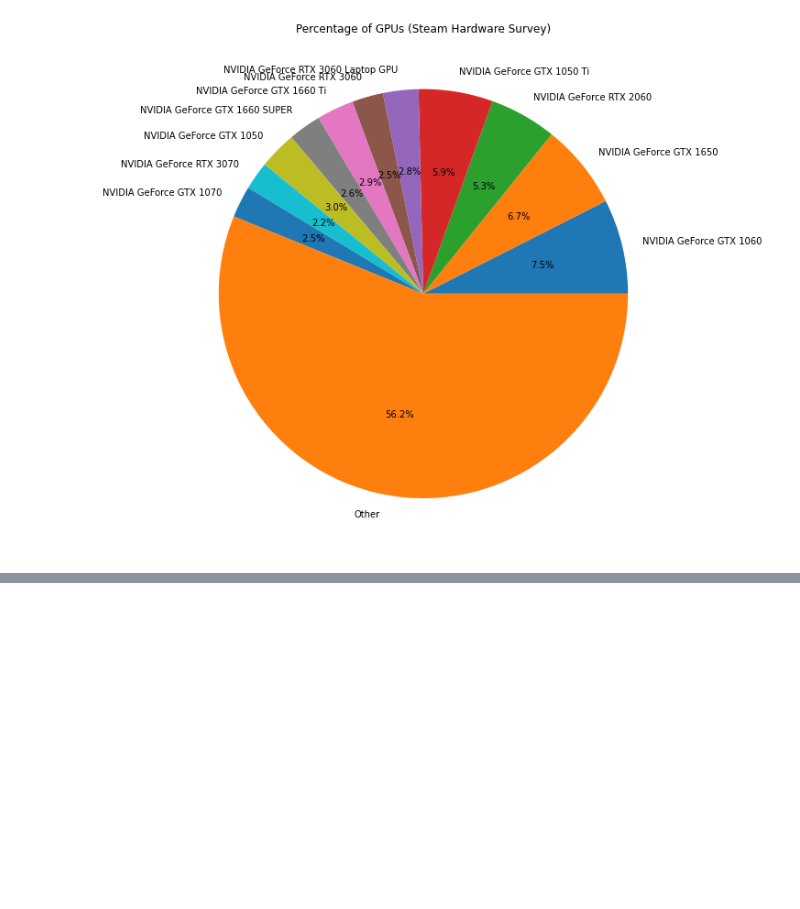
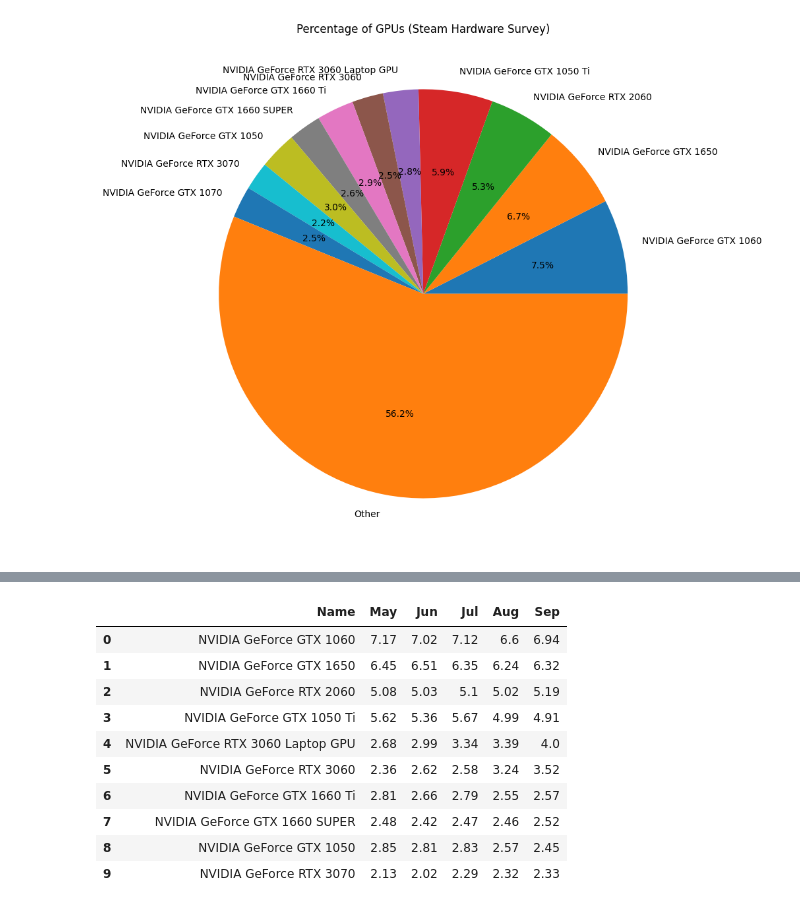
Before and after one commit to gbstorey/dat301proj2, a Jupyter notebook: gsproject2.ipynb, the cells around one changed output, grey strips where cells are left out. Cells and saved outputs as stored; diff of their text form; code cells hidden in the pictures; blank space fills up the shorter version.

```diff
--- a/gsproject2.ipynb
+++ b/gsproject2.ipynb
@@ -10,6 +28,9 @@ GPU_ENDPOINT = 'https://store.steampowered.com/hwsurvey/videocard/'
 response = requests.get(GPU_ENDPOINT)
 soup = BeautifulSoup(response.content,'html.parser')
 # %%
+#Create a dataframe that mimics the Steam Hardware website.
+# First we get all GPU names in the "All Video Cards" section.
+
 column_names = ["Name", "May", "Jun", "Jul", "Aug", "Sep"]
 df = pd.DataFrame(columns=column_names)
 
@@ -18,23 +39,10 @@ all_gpu_div = soup.select(".substats_col_left.col_header")[1]
 for item in all_gpu_div.next_elements:
     if item.name == "span" and "%" not in item.get_text():
         text = item.get_text()
-        df = df.append({"Name": text}, ignore_index=True)
+        # df = df.append({"Name": text}, ignore_index=True)
+        df = pd.concat([df, pd.DataFrame([{"Name": text}])], ignore_index=True)
     elif item.name == "div":
         if item.get_text() == "Other":
             break
 
-def populate_col(elements, offset, month):
-    if offset == 4:
-        stagger = 1
-        begin=1
-        shift=1
-    else:
-        stagger = 4
-        begin=offset
-        shift=4
-    for n in range(begin, len(df)*stagger+4, stagger):
-        try:
-            num = float(elements[n].get_text().removesuffix("%"))
-        except:
-            num = 0.00
-        df[f"{month}"][int(((n-shift))/stagger)] = num
+display(df.head())
@@ -74,0 +126,19 @@ KeyError: 'NVIDIA GeForce GTX 1060'
+# %%
+#Here I limit the data frame to the top 10 cards in use
+# in order to make a line plot of their users over time.
+
+sorted_df = df.sort_values(by="May")
+top_10_df = df[0:10]
+display(top_10_df)
+# %% [output]
+|  | Name | May | Jun | Jul | Aug | Sep |
+| 0 | NVIDIA GeForce GTX 1060 | 7.17 | 7.02 | 7.12 | 6.6 | 6.94 |
+| 1 | NVIDIA GeForce GTX 1650 | 6.45 | 6.51 | 6.35 | 6.24 | 6.32 |
+| 2 | NVIDIA GeForce RTX 2060 | 5.08 | 5.03 | 5.1 | 5.02 | 5.19 |
+| 3 | NVIDIA GeForce GTX 1050 Ti | 5.62 | 5.36 | 5.67 | 4.99 | 4.91 |
+| 4 | NVIDIA GeForce RTX 3060 Laptop GPU | 2.68 | 2.99 | 3.34 | 3.39 | 4.0 |
+| 5 | NVIDIA GeForce RTX 3060 | 2.36 | 2.62 | 2.58 | 3.24 | 3.52 |
+| 6 | NVIDIA GeForce GTX 1660 Ti | 2.81 | 2.66 | 2.79 | 2.55 | 2.57 |
+| 7 | NVIDIA GeForce GTX 1660 SUPER | 2.48 | 2.42 | 2.47 | 2.46 | 2.52 |
+| 8 | NVIDIA GeForce GTX 1050 | 2.85 | 2.81 | 2.83 | 2.57 | 2.45 |
+| 9 | NVIDIA GeForce RTX 3070 | 2.13 | 2.02 | 2.29 | 2.32 | 2.33 |
```
Also changed, not shown: parts of 14 cells of this notebook.
